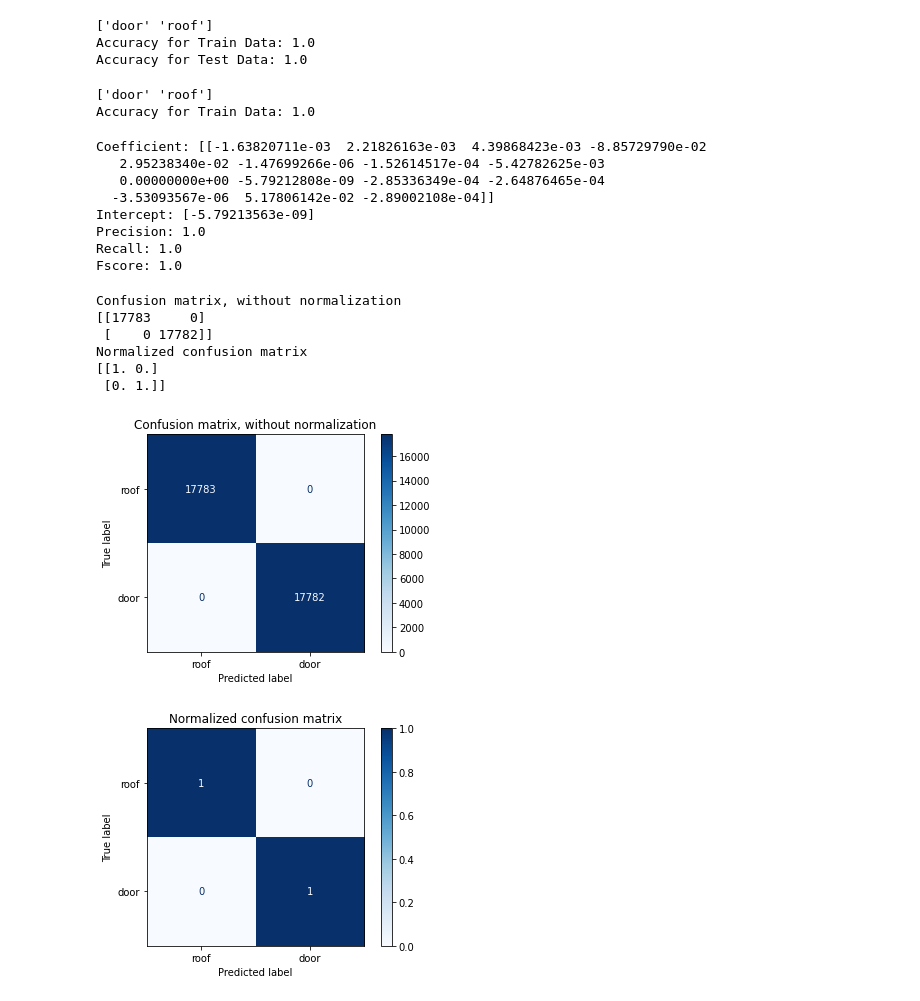
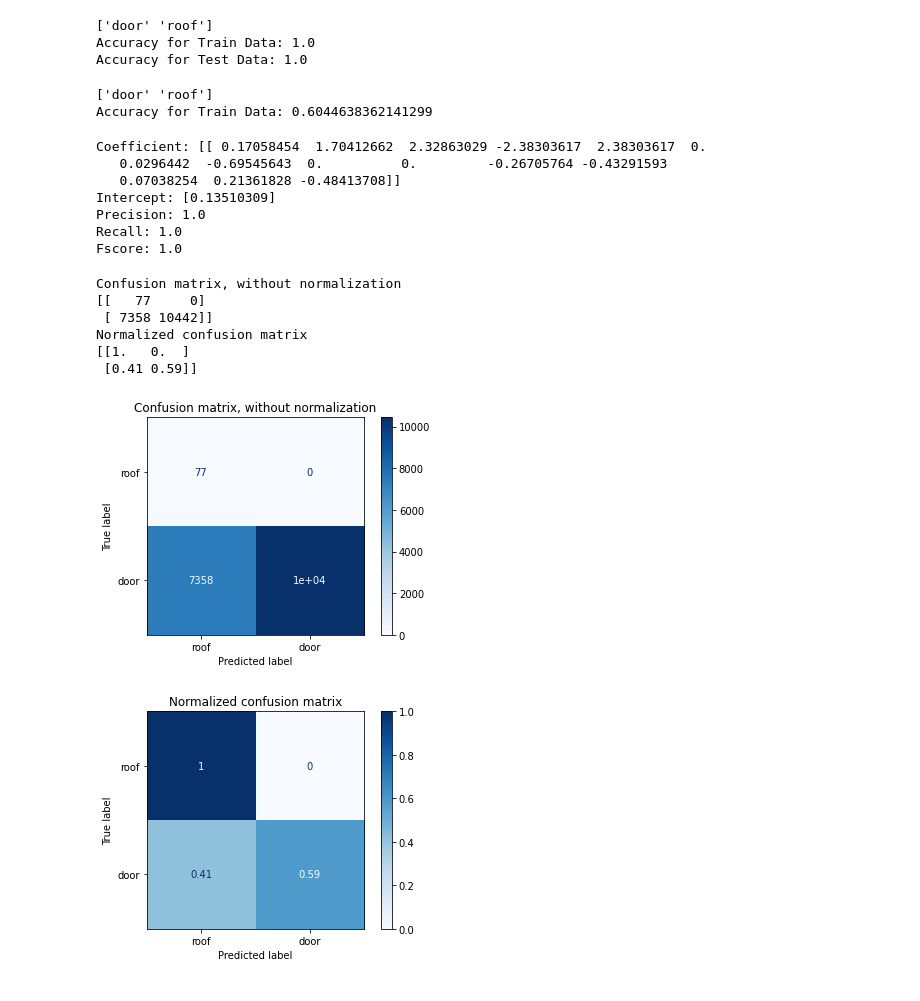
Before and after one commit to meishinlee/Building-Feature-Classification, a Jupyter notebook: Roof vs Door/Logistic Final.ipynb, the cells around one changed output. Drawn from its saved outputs; the diff is of its cells as text; code cells hidden in the pictures.

Commit message:
logistic regression scaling updated

```diff
--- a/Roof vs Door/Logistic Final.ipynb
+++ b/Roof vs Door/Logistic Final.ipynb
@@ -104,7 +104,13 @@ df_a1 = df_a.dropna()
 df_a2 = df_a1.values
 
 #For building 000001
-x1 = df_a2[:, :15]
+x1Old = df_a2[:, :15]
 y1 = df_a2[:, 15]
+
+x1 = preprocessing.scale(x1Old)
+print(x1.std(axis = 0))
+#scaler = preprocessing.StandardScaler().fit(x1Old)
+#x1 = scaler.transform(x1Old)
+
 print(x1)
 # %% [output]
@@ -123,10 +136,11 @@ Test Train Split
 x_scaled = preprocessing.scale(x)
 #print(x_scaled)
 #with scaling
-x_train, x_test, y_train, y_test = train_test_split(x_scaled, y, test_size = 0.99, train_size = 0.0001)
+x_train, x_test, y_train, y_test = train_test_split(x_scaled, y, test_size = 0.3, train_size = 0.7)
+print(x_train)
 
 #without scaling
-x_train, x_test, y_train, y_test = train_test_split(x, y, test_size = 0.999, train_size = 0.001)
+#x_train, x_test, y_train, y_test = train_test_split(x, y, test_size = 0.999, train_size = 0.001)
 
 #Making sure that
 y_train=y_train.astype('str')
@@ -158,7 +185,7 @@ accuracy_b02 = accuracy_score(y1, yhat_building02)
 print("Accuracy for Train Data:",accuracy_b02)
 # %% [output]
 ['door' 'roof']
-Accuracy for Train Data: 1.0
+Accuracy for Train Data: 0.6044638362141299
 # %%
 #Model Parameters (w/o Regularization)
 w = logreg.coef_
@@ -171,43 +198,42 @@ print("Precision:",precision)
 print("Recall:",recall)
 print("Fscore:",fscore)
 # %% [output]
-Coefficient: [[-1.63820711e-03  2.21826163e-03  4.39868423e-03 -8.85729790e-02
-   2.95238340e-02 -1.47699266e-06 -1.52614517e-04 -5.42782625e-03
-   0.00000000e+00 -5.79212808e-09 -2.85336349e-04 -2.64876465e-04
-  -3.53093567e-06  5.17806142e-02 -2.89002108e-04]]
-Intercept: [-5.79213563e-09]
+Coefficient: [[ 0.17058454  1.70412662  2.32863029 -2.38303617  2.38303617  0.
+   0.0296442  -0.69545643  0.          0.         -0.26705764 -0.43291593
+   0.07038254  0.21361828 -0.48413708]]
+Intercept: [0.13510309]
 Precision: 1.0
 Recall: 1.0
 Fscore: 1.0
 # %%
 #confusion matrices
 np.set_printoptions(precision=2)
 class_names = ['roof','door']
-classifier = linear_model.LogisticRegression(C=10**8).fit(x_train,y_train)
+classifier = linear_model.LogisticRegression(C=0.01).fit(x_train,y_train)
 
 # Plot non-normalized confusion matrix
 titles_options = [("Confusion matrix, without normalization", None),
                   ("Normalized confusion matrix", 'true')]
 for title, normalize in titles_options:
-    disp = plot_confusion_matrix(classifier, x_test, y_test,
+    disp = plot_confusion_matrix(classifier, x1, y1,
                                  display_labels=class_names,
                                  cmap=plt.cm.Blues,
                                  normalize=normalize)
     disp.ax_.set_title(title)
 
     print(title)
     print(disp.confusion_matrix)
 
 plt.show()
 # %% [output]
 Confusion matrix, without normalization
-[[17783     0]
- [    0 17782]]
+[[   77     0]
+ [ 7358 10442]]
 Normalized confusion matrix
-[[1. 0.]
- [0. 1.]]
+[[1.   0.  ]
+ [0.41 0.59]]
-[figure, old version]
+[figure, new version]
-[figure, old version]
+[figure, new version]
 # %% [markdown]
 <a style='text-decoration:none;line-height:16px;display:flex;color:#5B5B62;padding:10px;justify-content:end;' href='https://deepnote.com?utm_source=created-in-deepnote-cell&projectId=22ec9222-3a33-4967-8b6b-eec8dcc0f029' target="_blank">
 <img alt='Created in deepnote.com' style='display:inline;max-height:16px;margin:0px;margin-right:7.5px;' src='embedded-picture-1' > </img>
```
Also changed, not shown: parts of 2 cells of this notebook, 1 other file.
